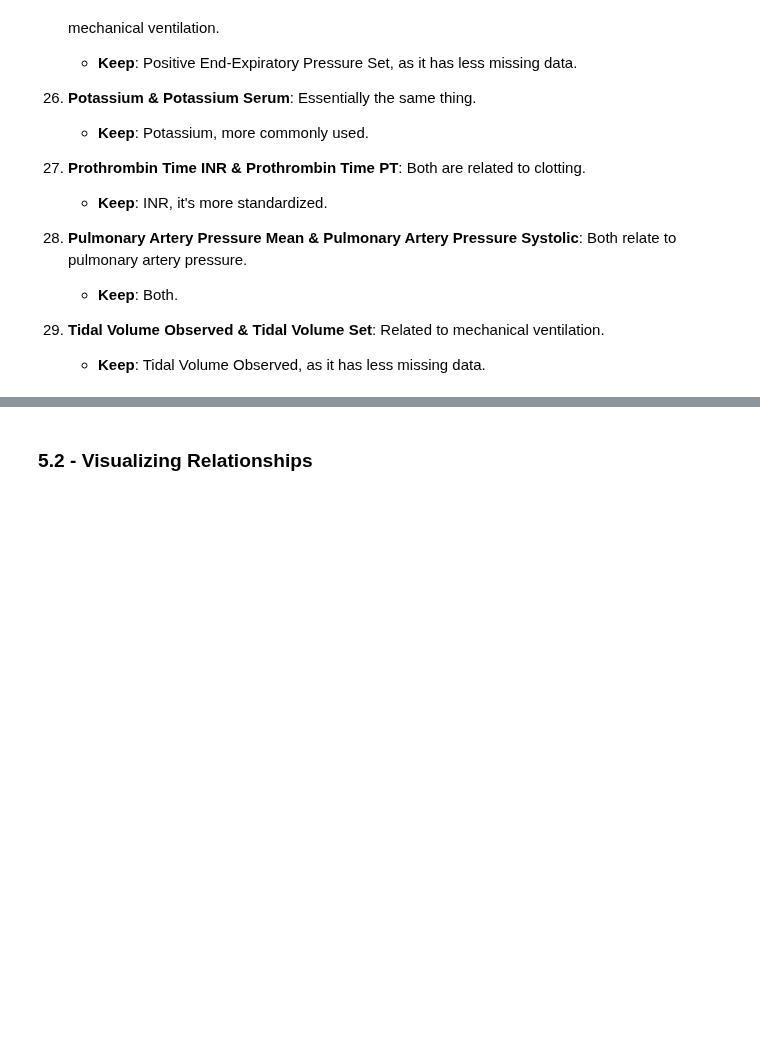
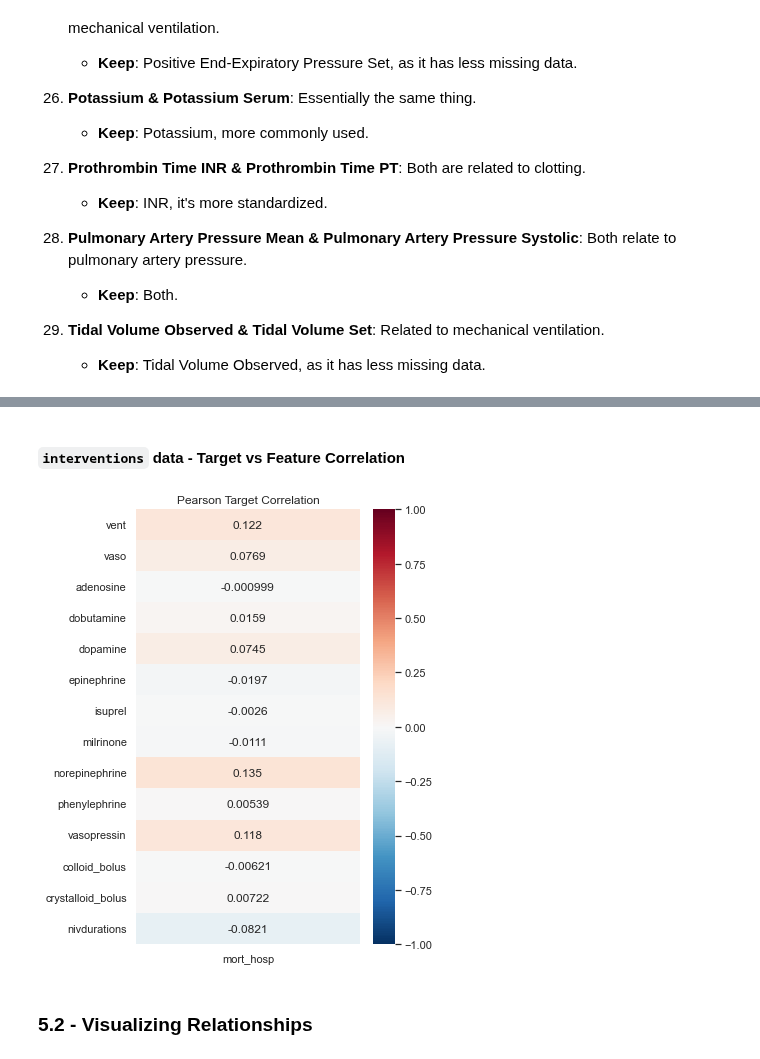
Before and after one commit to drama-404/FuzzyMedNet, a Jupyter notebook: notebooks/EDA.ipynb, the cells around one changed output, grey strips where cells are left out. Drawn from its saved outputs; the diff is of its cells as text; code cells hidden in the pictures; blank space fills up the shorter version.

```diff
--- a/notebooks/EDA.ipynb
+++ b/notebooks/EDA.ipynb
@@ -809,3 +823,9 @@ vitals_test_imputed.drop(columns=vitals_to_drop, level=0, inplace=True)
+# %% [markdown]
+#### `interventions` data - Target vs Feature Correlation
+# %%
+pearson_target_correlation(interv_full_imputed, Ys_full_imputed)
+# %% [output]
+[figure, added]
 # %% [markdown]
 <a name='5-2'></a>
 ### 5.2 - Visualizing Relationships
```
Also changed, not shown: parts of 5 cells of this notebook, 1 other file.
